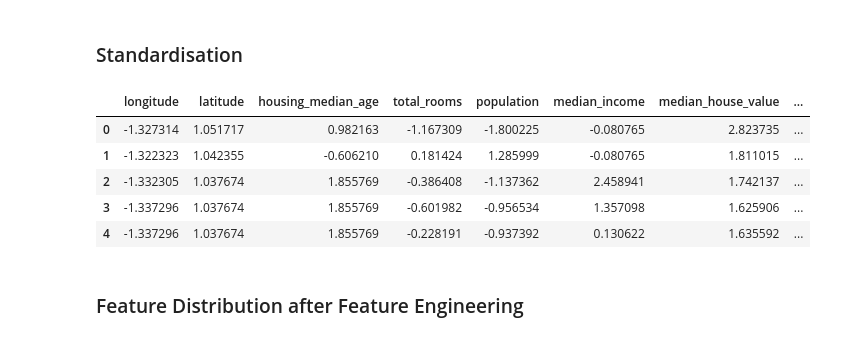
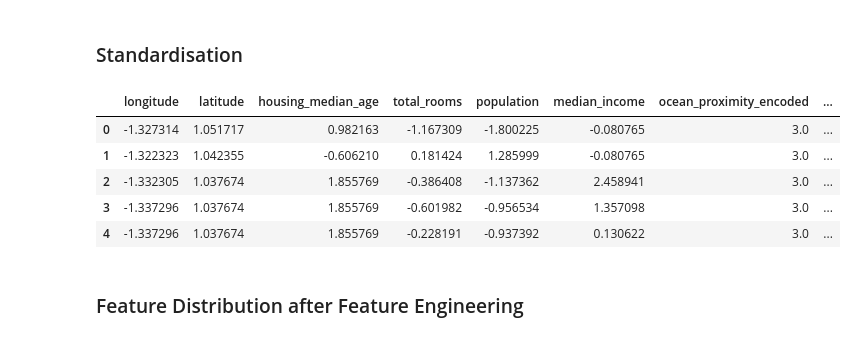
Before and after one commit to XZHU1216/California-House-Price-Prediction, a Jupyter notebook: California Housing Prices.ipynb, the cells around one changed output. Cells and saved outputs as stored; diff of their text form; code cells hidden in the pictures.

```diff
--- a/California Housing Prices.ipynb
+++ b/California Housing Prices.ipynb
@@ -304,28 +326,29 @@ df['population'] = np.log1p(df['population'])
 # %%
 df_pre=df.copy()
 #Scale columns
 scaler = StandardScaler()
 df_pre.drop(columns=['ocean_proximity'], inplace=True)
-scaled_columns=df_pre.drop(columns=['ocean_proximity_encoded']).columns
+scaled_columns=df_pre.drop(columns=['ocean_proximity_encoded','median_house_value']).columns
 
 # Apply scaling to the selected columns
 scaled_values = scaler.fit_transform(df_pre[scaled_columns])
 
 # Convert the scaled array back to a DataFrame
 df_scaled = pd.DataFrame(scaled_values, columns=scaled_columns, index=df_pre.index)
 
 # Add 'ocean_proximity_encoded' into the scaled DataFrame
 df_scaled['ocean_proximity_encoded'] = df_pre['ocean_proximity_encoded']
+df_scaled['median_house_value'] = df_pre['median_house_value']
 
 # Display the first few rows of the scaled DataFrame
 df_scaled.head()
 # %% [output]
-|  | longitude | latitude | housing_median_age | total_rooms | population | median_income | median_house_value | ... |
-| 0 | -1.327314 | 1.051717 | 0.982163 | -1.167309 | -1.800225 | -0.080765 | 2.823735 | ... |
-| 1 | -1.322323 | 1.042355 | -0.606210 | 0.181424 | 1.285999 | -0.080765 | 1.811015 | ... |
-| 2 | -1.332305 | 1.037674 | 1.855769 | -0.386408 | -1.137362 | 2.458941 | 1.742137 | ... |
-| 3 | -1.337296 | 1.037674 | 1.855769 | -0.601982 | -0.956534 | 1.357098 | 1.625906 | ... |
-| 4 | -1.337296 | 1.037674 | 1.855769 | -0.228191 | -0.937392 | 0.130622 | 1.635592 | ... |
+|  | longitude | latitude | housing_median_age | total_rooms | population | median_income | ocean_proximity_encoded | ... |
+| 0 | -1.327314 | 1.051717 | 0.982163 | -1.167309 | -1.800225 | -0.080765 | 3.0 | ... |
+| 1 | -1.322323 | 1.042355 | -0.606210 | 0.181424 | 1.285999 | -0.080765 | 3.0 | ... |
+| 2 | -1.332305 | 1.037674 | 1.855769 | -0.386408 | -1.137362 | 2.458941 | 3.0 | ... |
+| 3 | -1.337296 | 1.037674 | 1.855769 | -0.601982 | -0.956534 | 1.357098 | 3.0 | ... |
+| 4 | -1.337296 | 1.037674 | 1.855769 | -0.228191 | -0.937392 | 0.130622 | 3.0 | ... |
 # %% [markdown]
 ### Feature Distribution after Feature Engineering
 # %%
```
Also changed, not shown: parts of 20 cells of this notebook.
